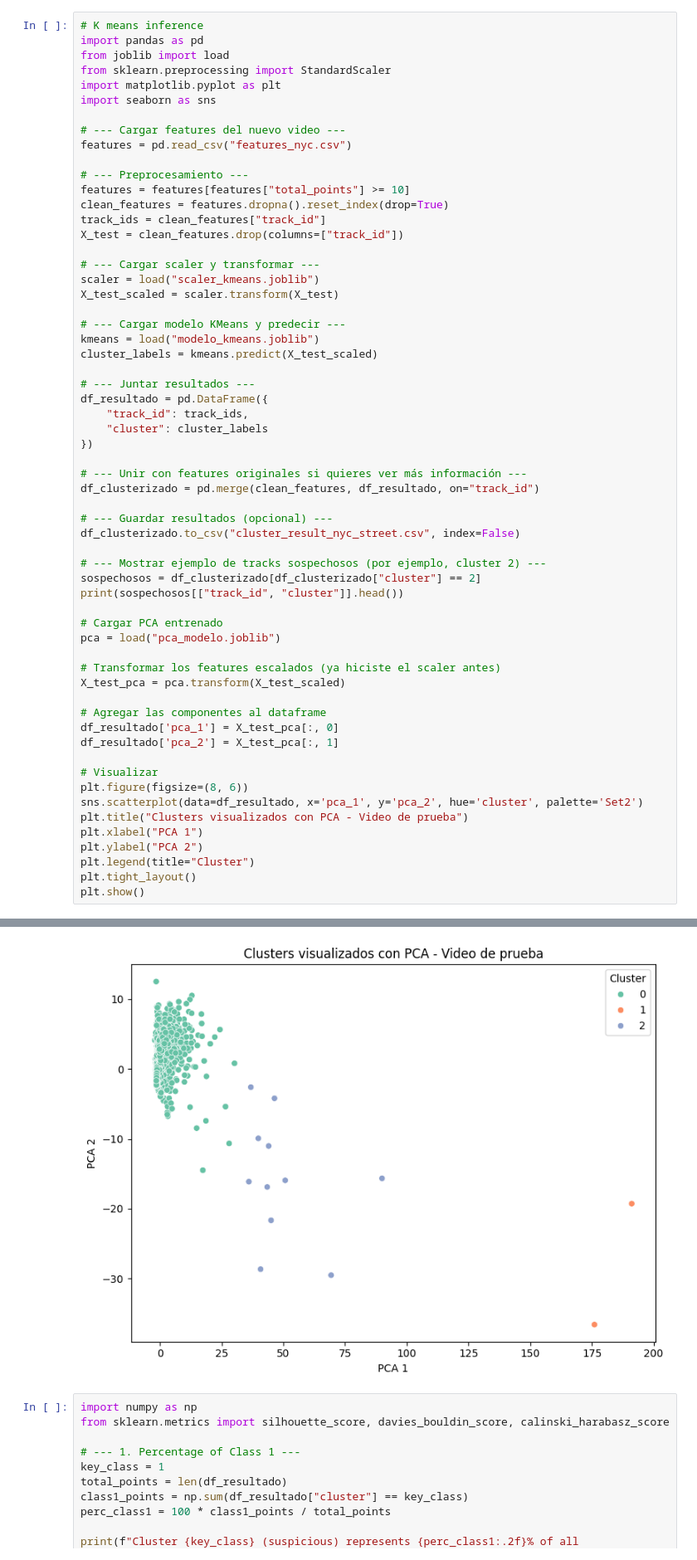
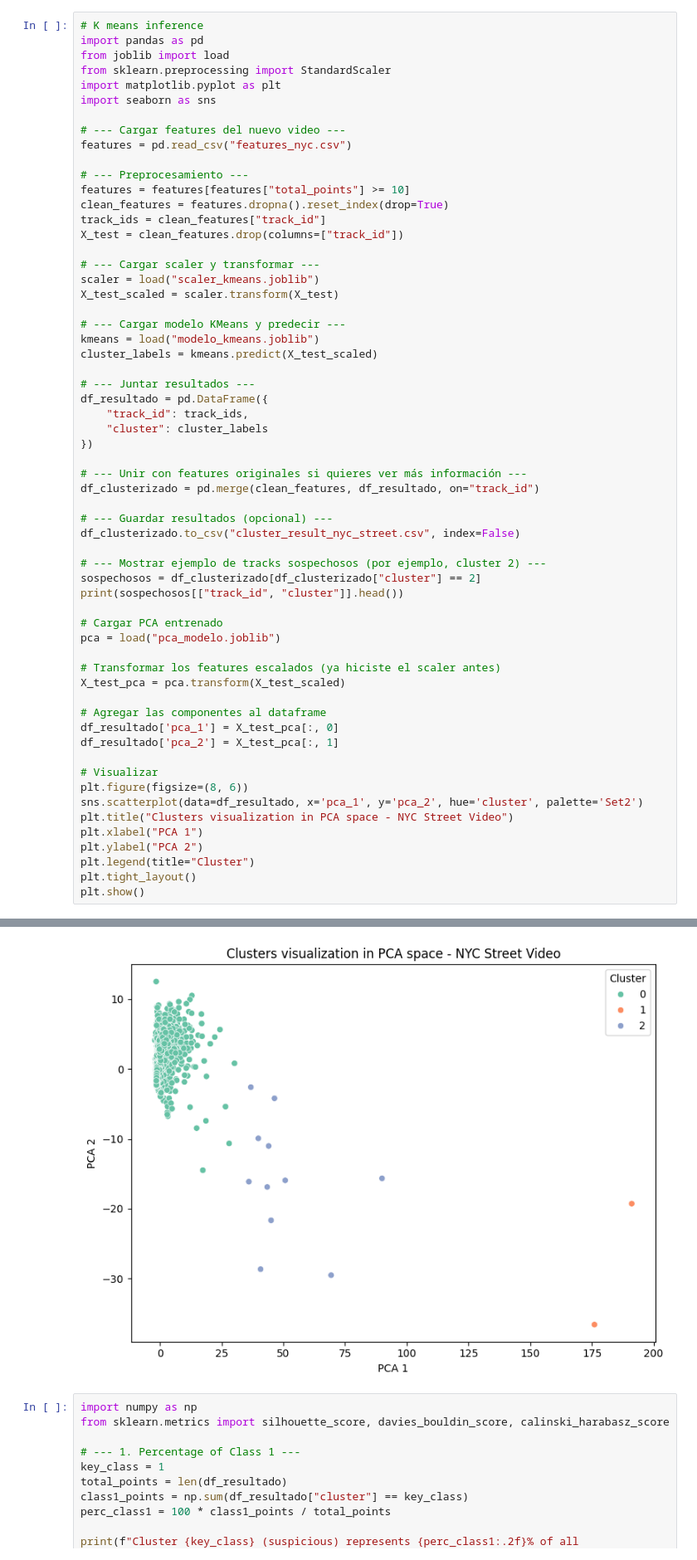
Before and after one commit to ssanchezjaveriana/tracker_tesis, a Jupyter notebook: inference.ipynb, the cells around one changed output, grey strips where cells are left out. Shown: that part at 83% size. Drawn from its saved outputs; the diff is of its cells as text.

Commit message:
Titles correction

```diff
--- a/inference.ipynb
+++ b/inference.ipynb
@@ -37,35 +37,35 @@ df_clusterizado.to_csv("cluster_result_nyc_street.csv", index=False)
 
 # --- Mostrar ejemplo de tracks sospechosos (por ejemplo, cluster 2) ---
 sospechosos = df_clusterizado[df_clusterizado["cluster"] == 2]
 print(sospechosos[["track_id", "cluster"]].head())
 
 # Cargar PCA entrenado
 pca = load("pca_modelo.joblib")
 
 # Transformar los features escalados (ya hiciste el scaler antes)
 X_test_pca = pca.transform(X_test_scaled)
 
 # Agregar las componentes al dataframe
 df_resultado['pca_1'] = X_test_pca[:, 0]
 df_resultado['pca_2'] = X_test_pca[:, 1]
 
 # Visualizar
 plt.figure(figsize=(8, 6))
 sns.scatterplot(data=df_resultado, x='pca_1', y='pca_2', hue='cluster', palette='Set2')
-plt.title("Clusters visualizados con PCA - Video de prueba")
+plt.title("Clusters visualization in PCA space - NYC Street Video")
 plt.xlabel("PCA 1")
 plt.ylabel("PCA 2")
 plt.legend(title="Cluster")
 plt.tight_layout()
 plt.show()
 # %% [output]
       track_id  cluster
 1273      2040        2
 1284      2068        2
 1286      2071        2
 1298      2090        2
 1321      2142        2
-[figure, old version]
+[figure, new version]
 # %%
 import numpy as np
 from sklearn.metrics import silhouette_score, davies_bouldin_score, calinski_harabasz_score
```
Also changed, not shown: parts of 2 cells of this notebook, 1 other file.
